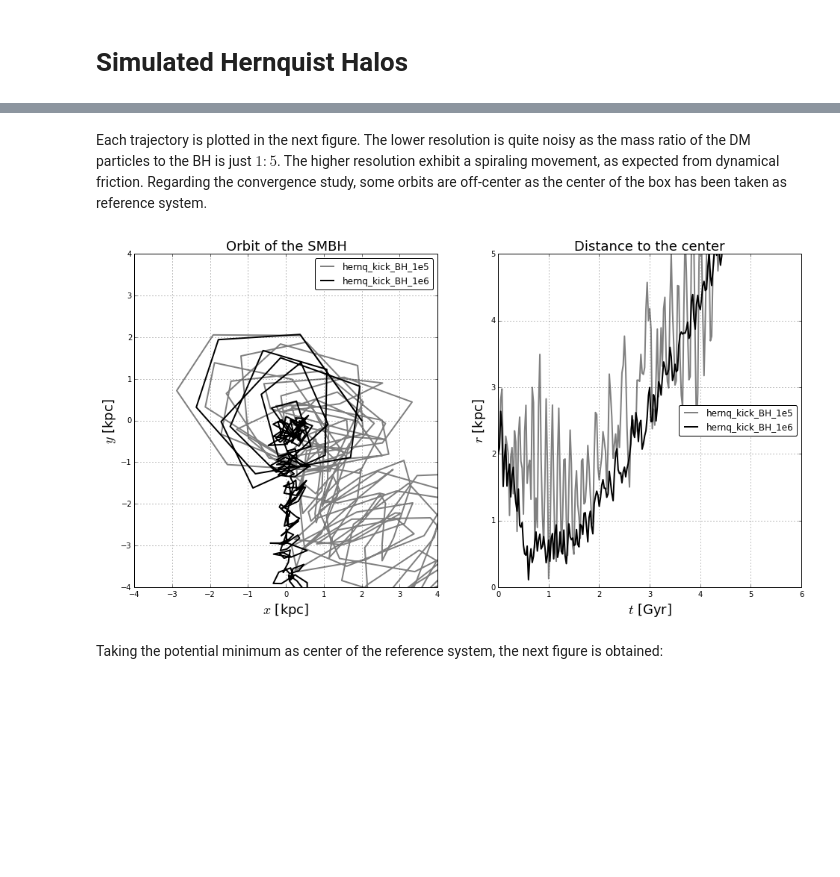
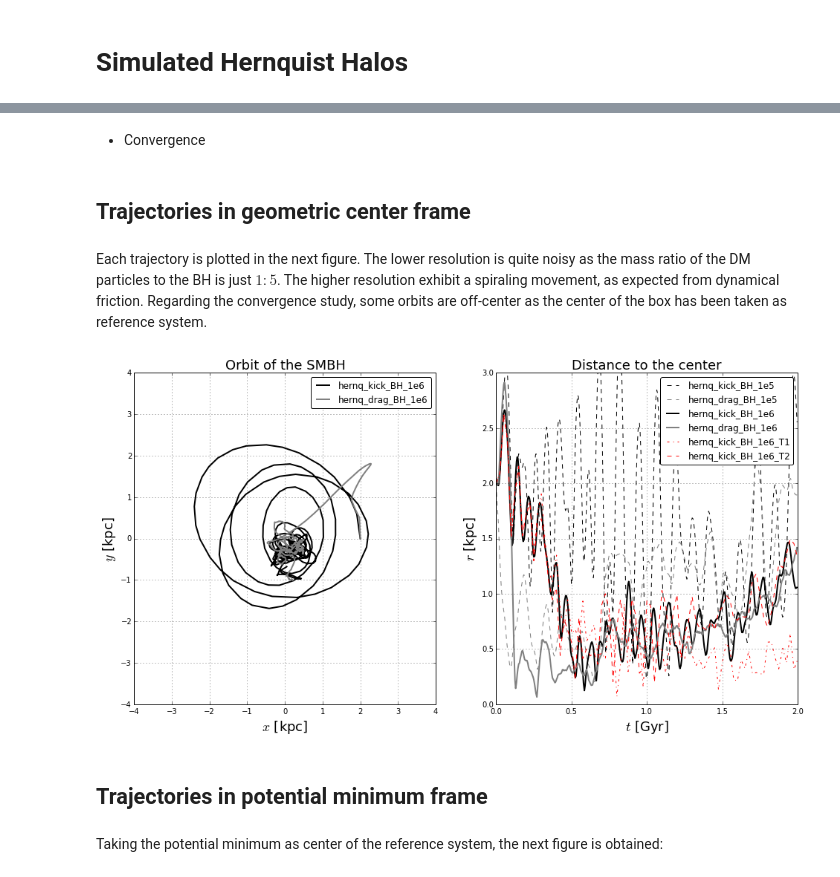
Before and after one commit to sbustamante/CosmologicalBlackHoles, a Jupyter notebook: Codes/controlled_experiments.ipynb, the cells around one changed output, grey strips where cells are left out. Cells and saved outputs as stored; diff of their text form; code cells hidden in the pictures; blank space fills up the shorter version.

```diff
--- a/Codes/controlled_experiments.ipynb
+++ b/Codes/controlled_experiments.ipynb
@@ -148,0 +144,2 @@ bh_s2_t2_g.read_trajectory( )
+# %% [markdown]
+* Convergence
@@ -149,49 +157,62 @@ bh_s2_t2_g.read_trajectory( )
+# %%
+bh_s16_2 = black_hole_sim( simulation = 'hernq_kick_BH_1e6_T2',
+                         snapbase = 'snapshot',
+                         n_snap = 400,
+                         datafolder = DataFolder,
+                         resultsfolder = DataResults,
+                         center = [250,250,250] )
+if LoadData:
+    bh_s16_2.load_trajectory( )
+else:
+    bh_s16_2.read_trajectory( )
+# %% [markdown]
+## Trajectories in geometric center frame
 # %% [markdown]
 Each trajectory is plotted in the next figure. The lower resolution is quite noisy as the mass ratio of the DM particles to the BH is just $1:5$. The higher resolution exhibit a spiraling movement, as expected from dynamical friction.
 Regarding the convergence study, some orbits are off-center as the center of the box has been taken as reference system.
 # %%
 plt.figure( figsize=(16,8) )
 plt.subplot(1,2,1)
 
 #Simulated trajectories
-T = 240
-plt.plot( bh_s1_g.r[:T,0], bh_s1_g.r[:T,1] , '-', lw=2, color = 'gray', label = 'hernq_kick_BH_1e5' )
-plt.plot( bh_s2_g.r[:T,0], bh_s2_g.r[:T,1] , '-', lw=2, color = 'black', label = 'hernq_kick_BH_1e6' )
+T = 400
+plt.plot( bh_s16.r[:T,0], bh_s16.r[:T,1] , '-', lw=2, color = 'black', label = 'hernq_kick_BH_1e6' )
+plt.plot( bh_s26.r[:T,0], bh_s26.r[:T,1] , '-', lw=2, color = 'gray', label = 'hernq_drag_BH_1e6' )
 
 dL = 4
 plt.xlim( (-dL,dL) )
 plt.ylim( (-dL,dL) )
 plt.xlabel( "$x$ [kpc]", fontsize = 18 )
 plt.ylabel( "$y$ [kpc]", fontsize = 18 )
 plt.grid(1)
 plt.title( "Orbit of the SMBH", fontsize = 18 )
 leg = plt.legend( loc= 'upper right', fancybox = True )
 
 plt.subplot(1,2,2)
 
 #Simulated trajectories
-T = 240
-plt.plot( bh_s1_g.t[:T], np.sqrt( bh_s1_g.r[:T,0]**2 + bh_s1_g.r[:T,1]**2 + bh_s1_g.r[:T,2]**2 ),
-'-', lw=2, color = 'gray', zorder = 0, label = 'hernq_kick_BH_1e5' )
-plt.plot( bh_s2_g.t[:T], np.sqrt( bh_s2_g.r[:T,0]**2 + bh_s2_g.r[:T,1]**2 + bh_s2_g.r[:T,2]**2 ),
-'-', lw=2, color = 'black', zorder = 0, label = 'hernq_kick_BH_1e6' )
-'''
-plt.plot( bh_s2_t1_g.t[:T], np.sqrt( bh_s2_t1_g.r[:T,0]**2 + bh_s2_t1_g.r[:T,1]**2 + bh_s2_t1_g.r[:T,2]**2 ),
-'-.', lw=1, color = 'black', zorder = 0, label = 'hernq_kick_BH_1e6_T1' )
-plt.plot( bh_s2_t2_g.t[:T], np.sqrt( bh_s2_t2_g.r[:T,0]**2 + bh_s2_t2_g.r[:T,1]**2 + bh_s2_t2_g.r[:T,2]**2 ),
-'--', lw=1, color = 'black', zorder = 0, label = 'hernq_kick_BH_1e6_T2' )
-'''
+plt.plot( bh_s15.t[:T], bh_s15.rm[:T], '--', lw=1, color = 'black', zorder = 0, label = 'hernq_kick_BH_1e5' )
+plt.plot( bh_s25.t[:T], bh_s25.rm[:T], '--', lw=1, color = 'gray', zorder = 0, label = 'hernq_drag_BH_1e5' )
 
-#plt.semilogx()
-plt.ylim( (0,5) )
-plt.ylim( (0,5) )
+plt.plot( bh_s16.t[:T], bh_s16.rm[:T], '-', lw=2, color = 'black', zorder = 0, label = 'hernq_kick_BH_1e6' )
+plt.plot( bh_s26.t[:T], bh_s26.rm[:T], '-', lw=2, color = 'gray', zorder = 0, label = 'hernq_drag_BH_1e6' )
+
+T = 150
+plt.plot( bh_s16_1.t[:T], bh_s16_1.rm[:T], '-.', lw=1, color = 'red', zorder = 0, label = 'hernq_kick_BH_1e6_T1' )
+plt.plot( bh_s16_2.t[:T], bh_s16_2.rm[:T], '--', lw=1, color = 'red', zorder = 0, label = 'hernq_kick_BH_1e6_T2' )
+
+#Format
+plt.ylim( (0,3) )
+plt.xlim( (0,2) )
 plt.xlabel( "$t$ [Gyr]", fontsize = 18 )
 plt.ylabel( "$r$ [kpc]", fontsize = 18 )
 plt.grid(1)
 plt.title( "Distance to the center", fontsize = 18 )
-leg = plt.legend( loc= 'center right', fancybox = True )
+leg = plt.legend( loc= 'upper right', fancybox = True )
 # %% [output]
-[figure, old version]
+[figure, new version]
+# %% [markdown]
+## Trajectories in potential minimum frame
 # %% [markdown]
 Taking the potential minimum as center of the reference system, the next figure is obtained:
 # %%
```
Also changed, not shown: parts of 33 cells of this notebook, 11 other files.
